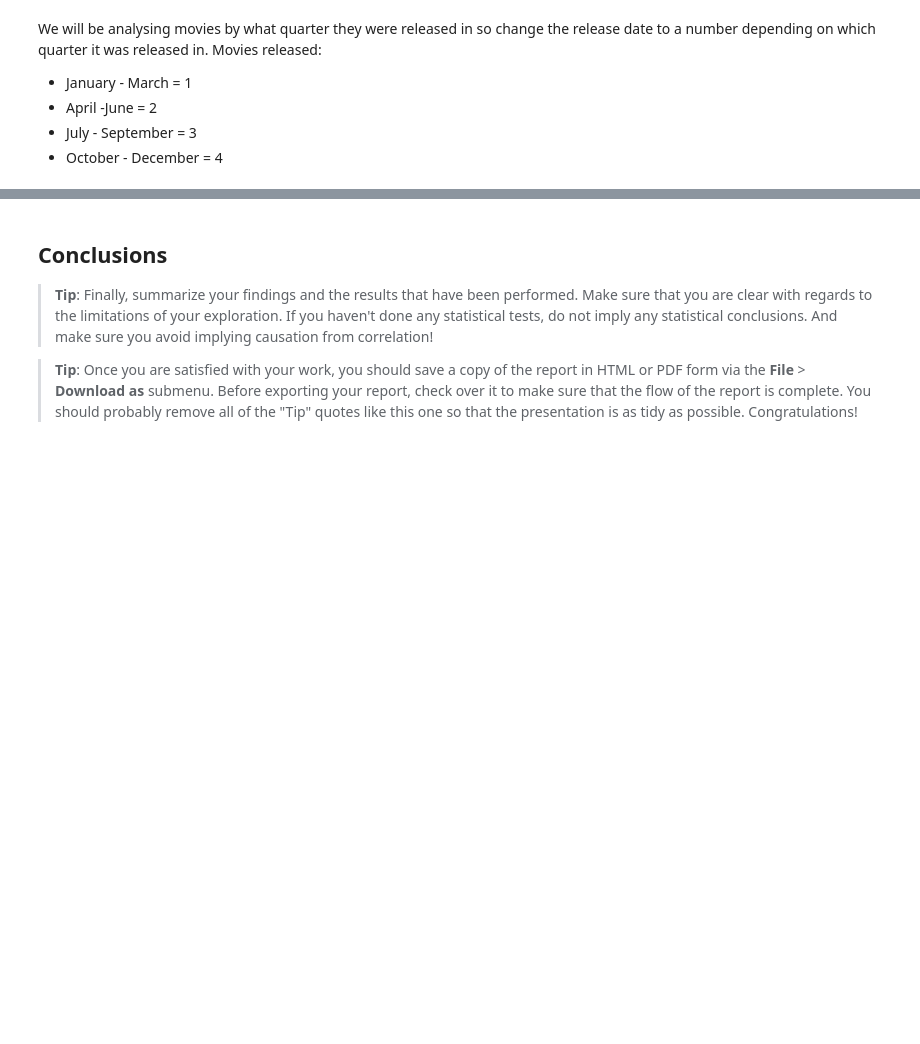
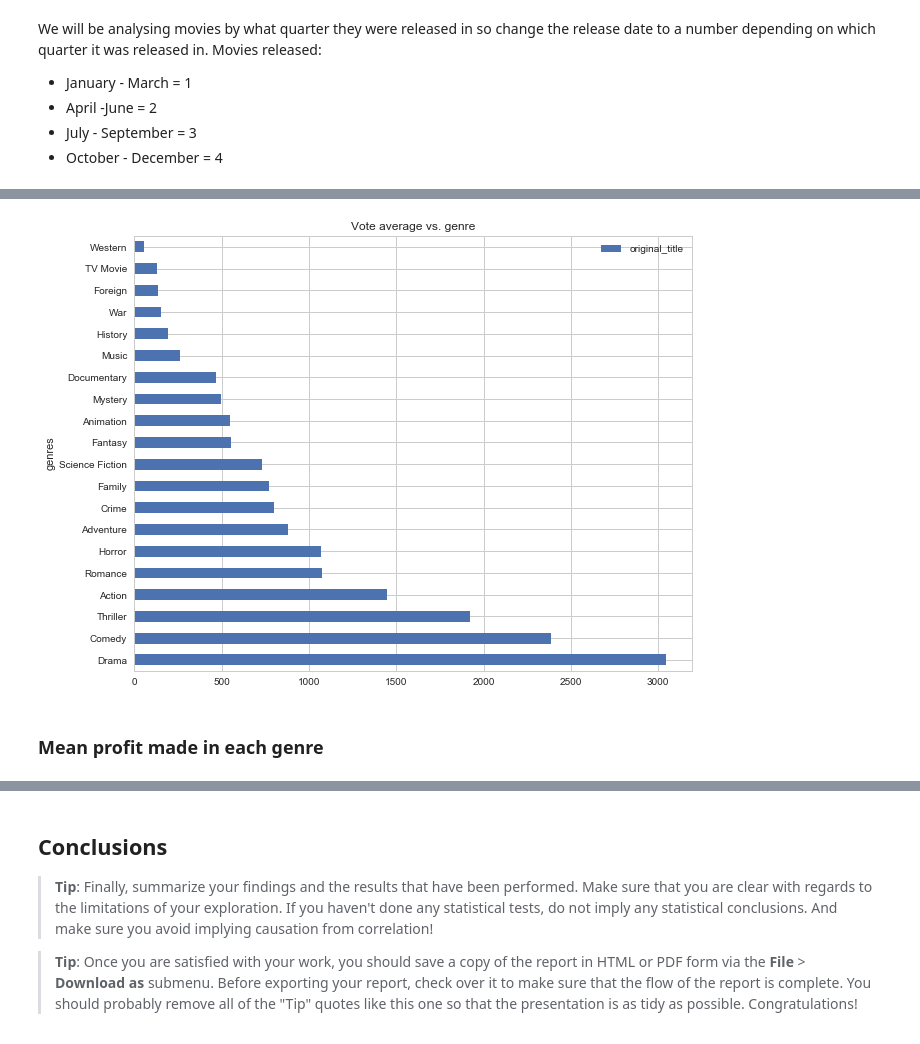
Before and after one commit to sian-nadin/Investigate-movie-genres, a Jupyter notebook: investigate-a-dataset-template.ipynb, the cells around one changed output, grey strips where cells are left out. Drawn from its saved outputs; the diff is of its cells as text; code cells hidden in the pictures; blank space fills up the shorter version.

Commit message:
added first few plots

```diff
--- a/investigate-a-dataset-template.ipynb
+++ b/investigate-a-dataset-template.ipynb
@@ -117,5 +128,5 @@ Movies released:
 * July - September = 3
 * October - December = 4
 # %%
-new_dataset['release_date'] = pd.to_datetime(new_dataset['release_date'])
-new_dataset['quarter'] = new_dataset['release_date'].dt.quarter
+final_dataframe['release_date'] = pd.to_datetime(final_dataframe['release_date'])
+final_dataframe['quarter'] = final_dataframe['release_date'].dt.quarter
@@ -141,0 +161,3 @@ AttributeError: 'DataFrame' object has no attribute 'order'
+# %%
+#Create a dataframe showing the frequency of each type of genre
+freq_genres_df = (pd.DataFrame(final_dataframe.groupby('genres').original_title.nunique())).sort_values('original_title', ascending=False )
@@ -141,0 +174,7 @@ AttributeError: 'DataFrame' object has no attribute 'order'
+# %%
+freq_genres_df[['original_title']].plot.barh(stacked=False, title = 'Vote average vs. genre', figsize=(10, 8));
+plt.show()
+# %% [output]
+[figure, added]
+# %% [markdown]
+### Mean profit made in each genre
```
Also changed, not shown: parts of 37 cells of this notebook.
